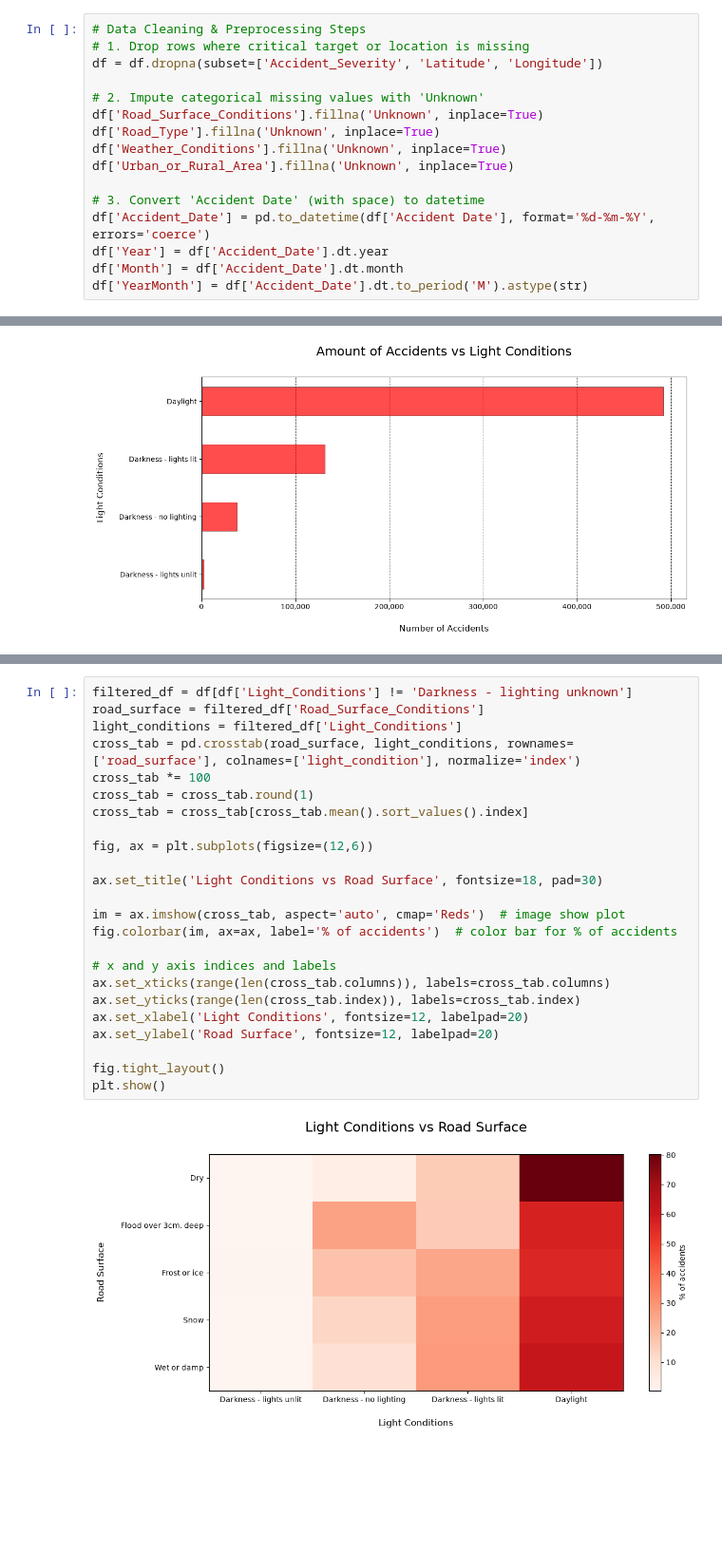
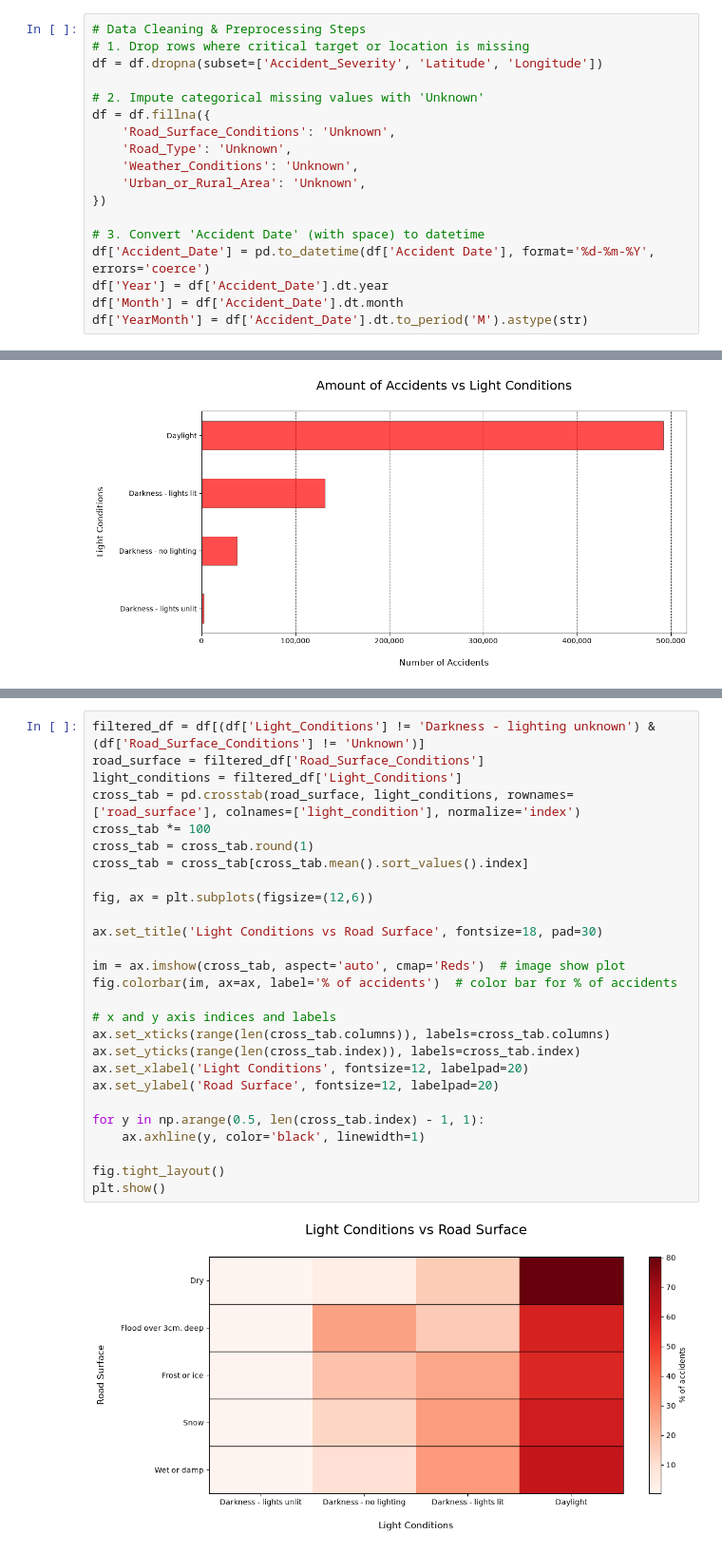
Before and after one commit to 2494-Gen-AI-CN/BadrAl-Dhaibani, a Jupyter notebook: week-02/hackathon/notebook.ipynb, the cells around one changed output, grey strips where cells are left out. Shown at 95% size. Saved outputs shown, nothing was run; the diff lists cells and outputs as text; blank space fills up the shorter version.

Commit message:
Fixed Clean up logic for fillna

```diff
--- a/week-02/hackathon/notebook.ipynb
+++ b/week-02/hackathon/notebook.ipynb
@@ -44,10 +44,12 @@ dtype: int64
 df = df.dropna(subset=['Accident_Severity', 'Latitude', 'Longitude'])
 
 # 2. Impute categorical missing values with 'Unknown'
-df['Road_Surface_Conditions'].fillna('Unknown', inplace=True)
-df['Road_Type'].fillna('Unknown', inplace=True)
-df['Weather_Conditions'].fillna('Unknown', inplace=True)
-df['Urban_or_Rural_Area'].fillna('Unknown', inplace=True)
+df = df.fillna({
+    'Road_Surface_Conditions': 'Unknown',
+    'Road_Type': 'Unknown',
+    'Weather_Conditions': 'Unknown',
+    'Urban_or_Rural_Area': 'Unknown',
+})
 
 # 3. Convert 'Accident Date' (with space) to datetime
 df['Accident_Date'] = pd.to_datetime(df['Accident Date'], format='%d-%m-%Y', errors='coerce')
@@ -149,26 +138,29 @@ plt.show()
 # %%
-filtered_df = df[df['Light_Conditions'] != 'Darkness - lighting unknown']
+filtered_df = df[(df['Light_Conditions'] != 'Darkness - lighting unknown') & (df['Road_Surface_Conditions'] != 'Unknown')]
 road_surface = filtered_df['Road_Surface_Conditions']
 light_conditions = filtered_df['Light_Conditions']
 cross_tab = pd.crosstab(road_surface, light_conditions, rownames=['road_surface'], colnames=['light_condition'], normalize='index')
 cross_tab *= 100
 cross_tab = cross_tab.round(1)
 cross_tab = cross_tab[cross_tab.mean().sort_values().index]
 
 fig, ax = plt.subplots(figsize=(12,6))
 
 ax.set_title('Light Conditions vs Road Surface', fontsize=18, pad=30)
 
 im = ax.imshow(cross_tab, aspect='auto', cmap='Reds')  # image show plot
 fig.colorbar(im, ax=ax, label='% of accidents')  # color bar for % of accidents
 
 # x and y axis indices and labels
 ax.set_xticks(range(len(cross_tab.columns)), labels=cross_tab.columns)
 ax.set_yticks(range(len(cross_tab.index)), labels=cross_tab.index)
 ax.set_xlabel('Light Conditions', fontsize=12, labelpad=20)
 ax.set_ylabel('Road Surface', fontsize=12, labelpad=20)
 
+for y in np.arange(0.5, len(cross_tab.index) - 1, 1):
+    ax.axhline(y, color='black', linewidth=1)
+
 fig.tight_layout()
 plt.show()
 # %% [output]
-[figure, old version]
+[figure, new version]
```
Also changed, not shown: parts of 4 cells of this notebook.
